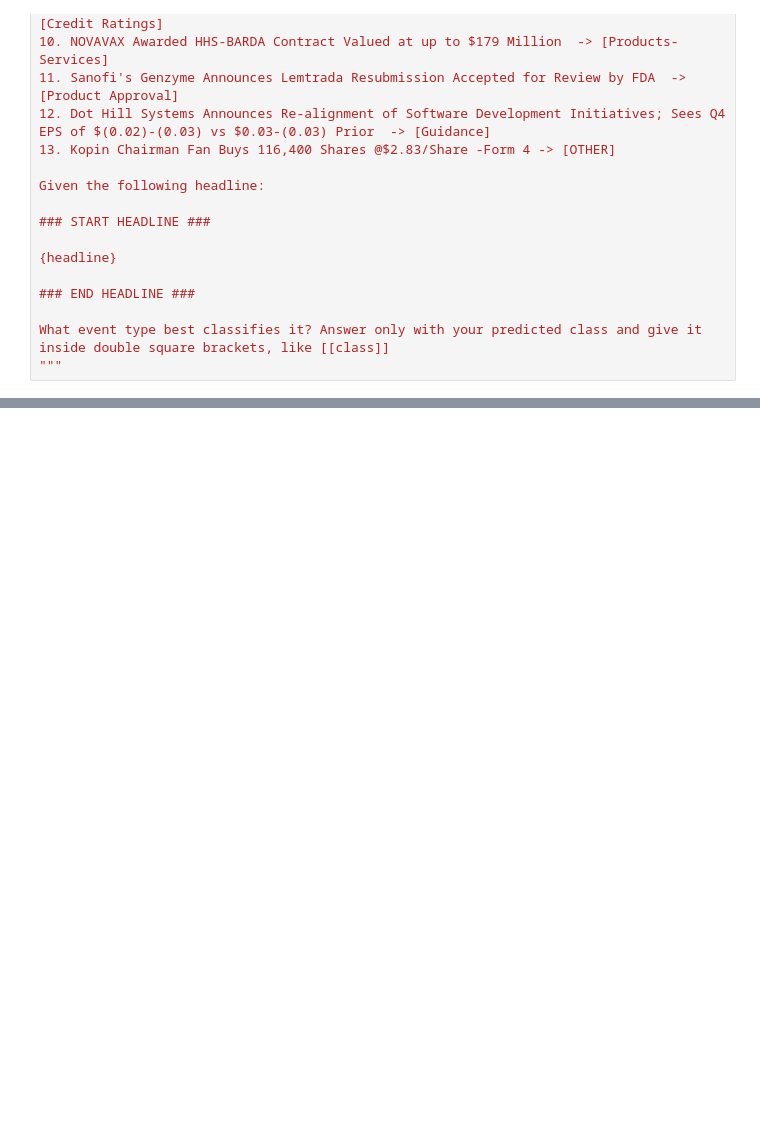
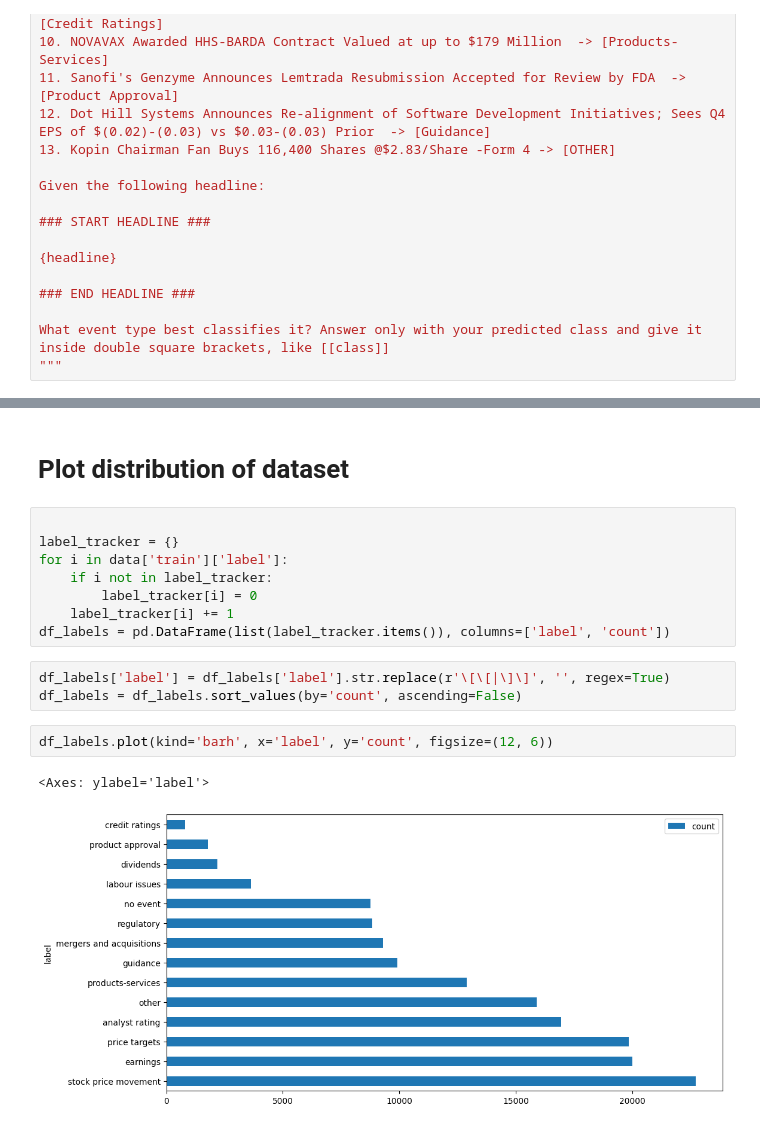
Before and after one commit to dhruvdnvi/data-flywheel-fsi, a Jupyter notebook: notebooks/teacher-model-labels.ipynb, the cells around one changed output, grey strips where cells are left out. Drawn from its saved outputs; the diff is of its cells as text; blank space fills up the shorter version.

```diff
--- a/notebooks/teacher-model-labels.ipynb
+++ b/notebooks/teacher-model-labels.ipynb
@@ -174,0 +451,18 @@ df
+# %% [markdown]
+# Plot distribution of dataset
+# %%
+
+label_tracker = {}
+for i in data['train']['label']:
+    if i not in label_tracker:
+        label_tracker[i] = 0
+    label_tracker[i] += 1
+df_labels = pd.DataFrame(list(label_tracker.items()), columns=['label', 'count'])
+# %%
+df_labels['label'] = df_labels['label'].str.replace(r'\[\[|\]\]', '', regex=True)
+df_labels = df_labels.sort_values(by='count', ascending=False)
+# %%
+df_labels.plot(kind='barh', x='label', y='count', figsize=(12, 6))
+# %% [output]
+<Axes: ylabel='label'>
+[figure, added]
```
Also changed, not shown: parts of 19 cells of this notebook, 1 other file.
